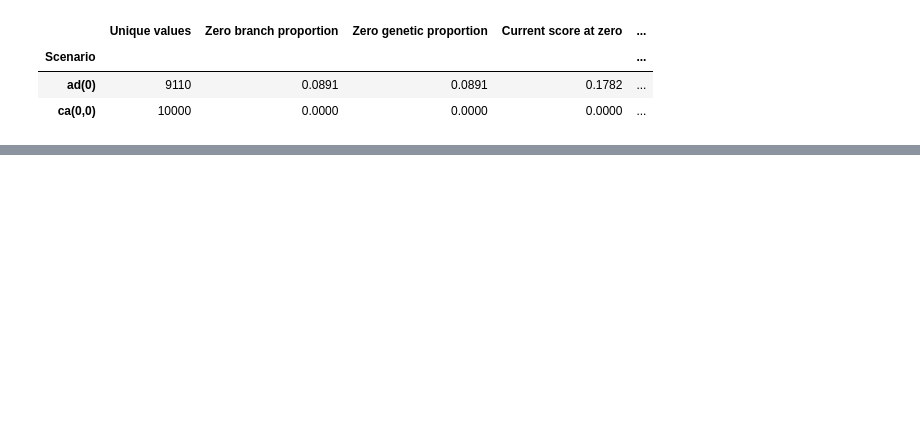
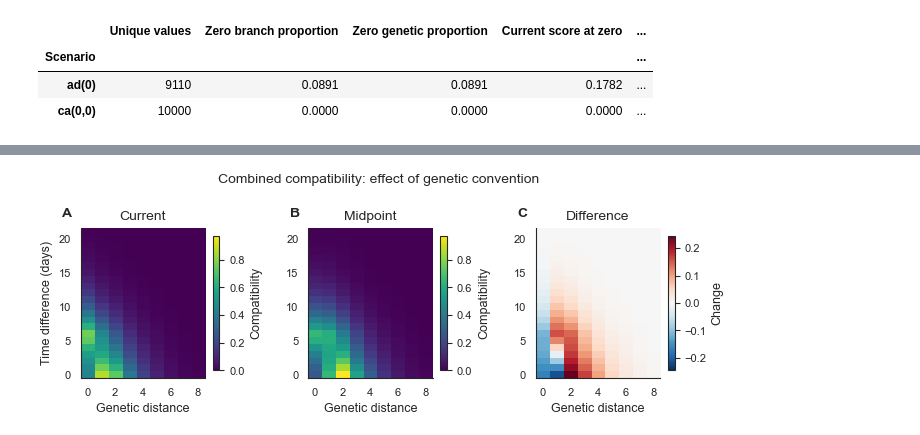
Before and after one commit to ydnkka/epilink, a Jupyter notebook: assets/genetic_ties_compatibility.ipynb, the cells around one changed output, grey strips where cells are left out. Drawn from its saved outputs; the diff is of its cells as text; code cells hidden in the pictures; blank space fills up the shorter version.

```diff
--- a/assets/genetic_ties_compatibility.ipynb
+++ b/assets/genetic_ties_compatibility.ipynb
@@ -666,0 +638,83 @@ Current notebook scorer matches both EpiLink APIs; non-integer nonmatches are un
+# %%
+with theme(context="paper"):
+    fig, axes = new_figure(width="double", ncols=3, height_in=2.6)
+    shared_max = max(current_grid.max(), midpoint_grid.max())
+    extent = (-0.5, 8.5, -0.5, 21.5)
+
+    # Current
+    im = axes[0].imshow(
+        current_grid,
+        origin="lower",
+        aspect="auto",
+        extent=extent,
+        vmin=0,
+        vmax=shared_max,
+        cmap="viridis",
+    )
+    axes[0].set_title("Current")
+    axes[0].set_xlabel("Genetic distance")
+    axes[0].set_ylabel("Time difference (days)")
+
+    # Midpoint
+    axes[1].imshow(
+        midpoint_grid,
+        origin="lower",
+        aspect="auto",
+        extent=extent,
+        vmin=0,
+        vmax=shared_max,
+        cmap="viridis",
+    )
+    axes[1].set_title("Midpoint")
+    axes[1].set_xlabel("Genetic distance")
+
+    # Difference
+    difference = midpoint_grid - current_grid
+    limit = max(np.abs(difference).max(), 1e-12)
+    im_diff = axes[2].imshow(
+        difference,
+        origin="lower",
+        aspect="auto",
+        extent=extent,
+        vmin=-limit,
+        vmax=limit,
+        cmap="RdBu_r",
+    )
+    axes[2].set_title("Difference")
+    axes[2].set_xlabel("Genetic distance")
+
+    # Colorbars
+    cbar1 = fig.colorbar(im, ax=axes[0], shrink=0.9, label="Compatibility")
+    cbar2 = fig.colorbar(im, ax=axes[1], shrink=0.9, label="Compatibility")
+    cbar3 = fig.colorbar(im_diff, ax=axes[2], shrink=0.9, label="Change")
+
+    for ax in axes:
+        ax.grid(False)
+        ax.set_xticks([0, 2, 4, 6, 8])
+
+    fig.suptitle("Combined compatibility: effect of genetic convention", fontsize=10)
+    add_panel_labels(axes)
+    plt.tight_layout()
+    plt.show()
+
+    save_figure(
+        fig,
+        PROJECT_ROOT / "assets/supplementary_combined_score_grid",
+        width="double",
+        save_pdf=True,
+        save_png=True,
+    )
+
+# Summary statistics
+grid_summary = pd.Series(
+    {
+        "Grid points": current_grid.size,
+        "Fraction changed": np.mean(np.abs(difference) > 1e-12),
+        "Max absolute change": np.abs(difference).max(),
+        "Mean absolute change": np.abs(difference).mean(),
+    },
+    name="Illustrative grid",
+)
+grid_summary.to_frame().round(4)
+# %% [output]
+[figure, added]
```
Also changed, not shown: parts of 23 cells of this notebook, 4 other files.
